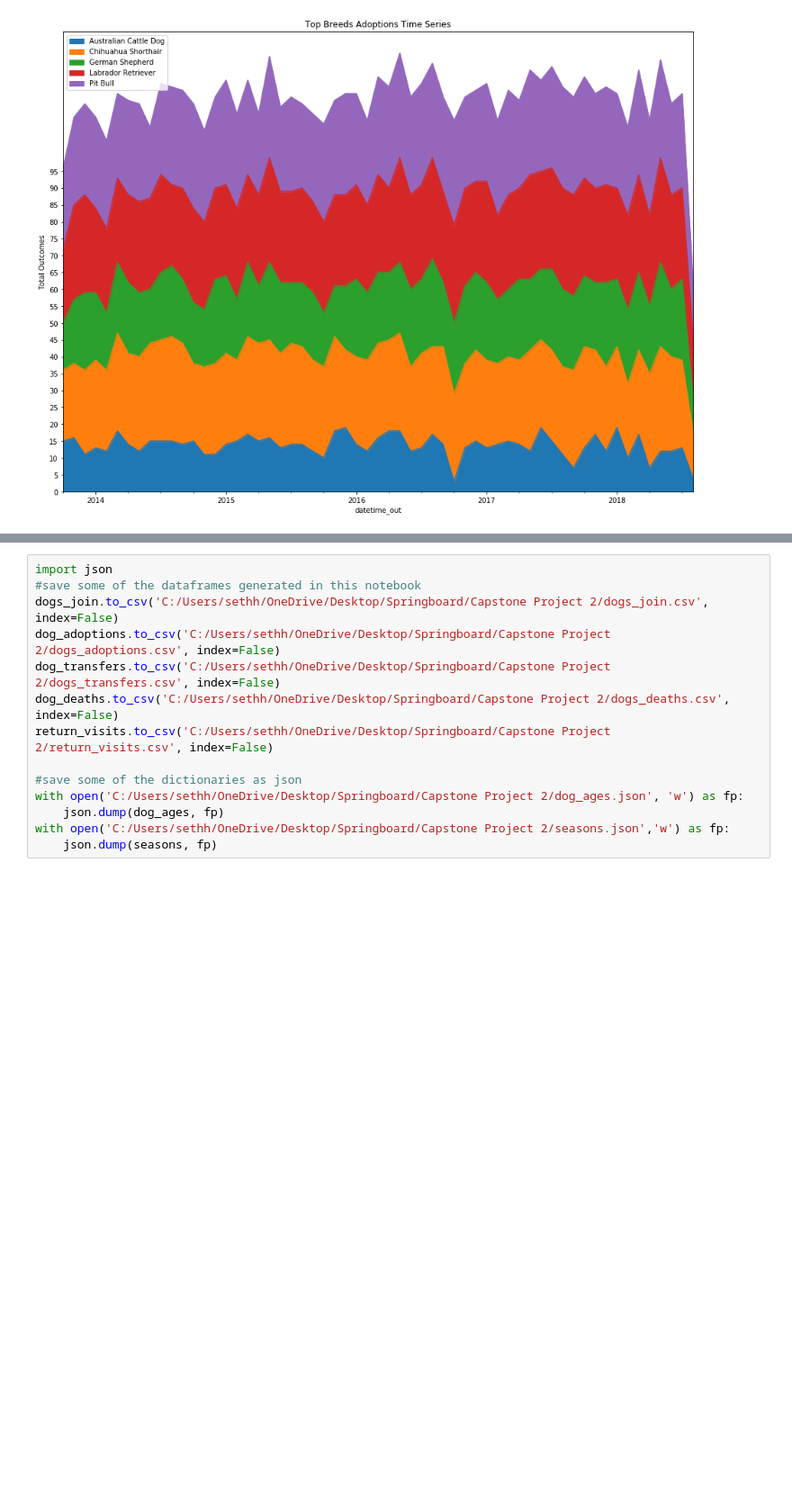
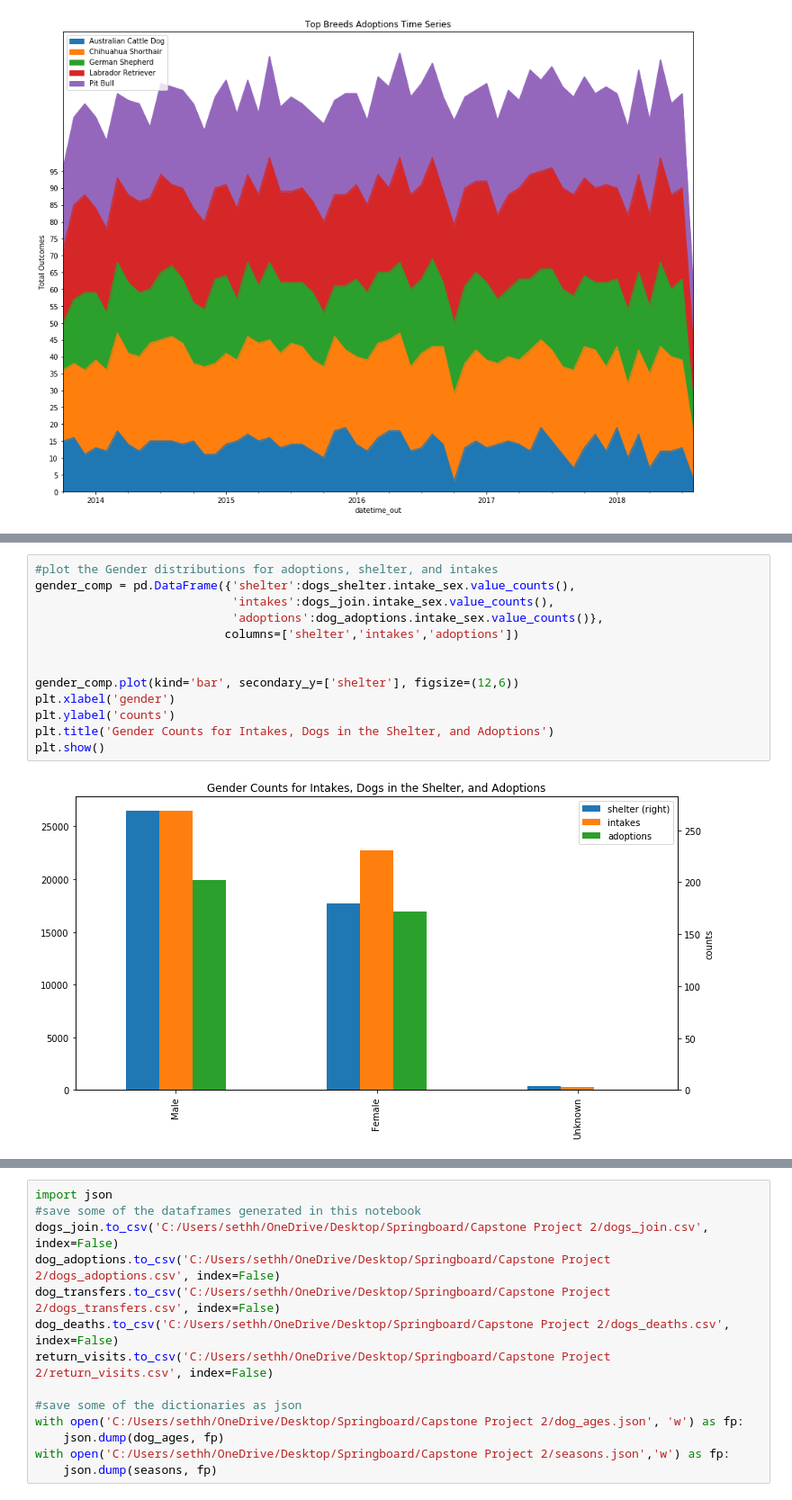
Before and after one commit to chill7627/Adoptable-Animals, a Jupyter notebook: IPYNBs/Adoptable Animals Exploratory Data Analysis.ipynb, the cells around one changed output, grey strips where cells are left out. Shown at 90% size. Cells and saved outputs as stored; diff of their text form; blank space fills up the shorter version.

```diff
--- a/IPYNBs/Adoptable Animals Exploratory Data Analysis.ipynb
+++ b/IPYNBs/Adoptable Animals Exploratory Data Analysis.ipynb
@@ -1115,0 +1197,15 @@ plt.show()
+# %%
+#plot the Gender distributions for adoptions, shelter, and intakes
+gender_comp = pd.DataFrame({'shelter':dogs_shelter.intake_sex.value_counts(),
+                            'intakes':dogs_join.intake_sex.value_counts(),
+                            'adoptions':dog_adoptions.intake_sex.value_counts()},
+                           columns=['shelter','intakes','adoptions'])
+
+
+gender_comp.plot(kind='bar', secondary_y=['shelter'], figsize=(12,6))
+plt.xlabel('gender')
+plt.ylabel('counts')
+plt.title('Gender Counts for Intakes, Dogs in the Shelter, and Adoptions')
+plt.show()
+# %% [output]
+[figure, added]
```
Also changed, not shown: parts of 11 cells of this notebook, 1 other file.
